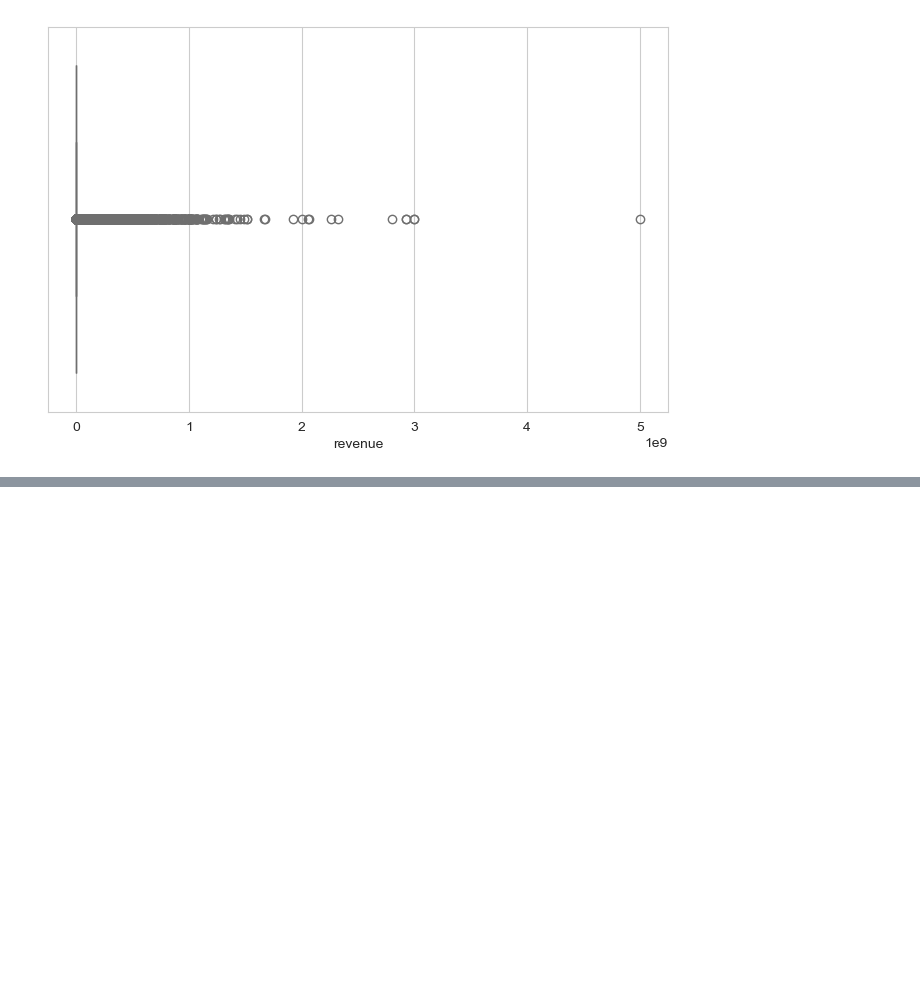
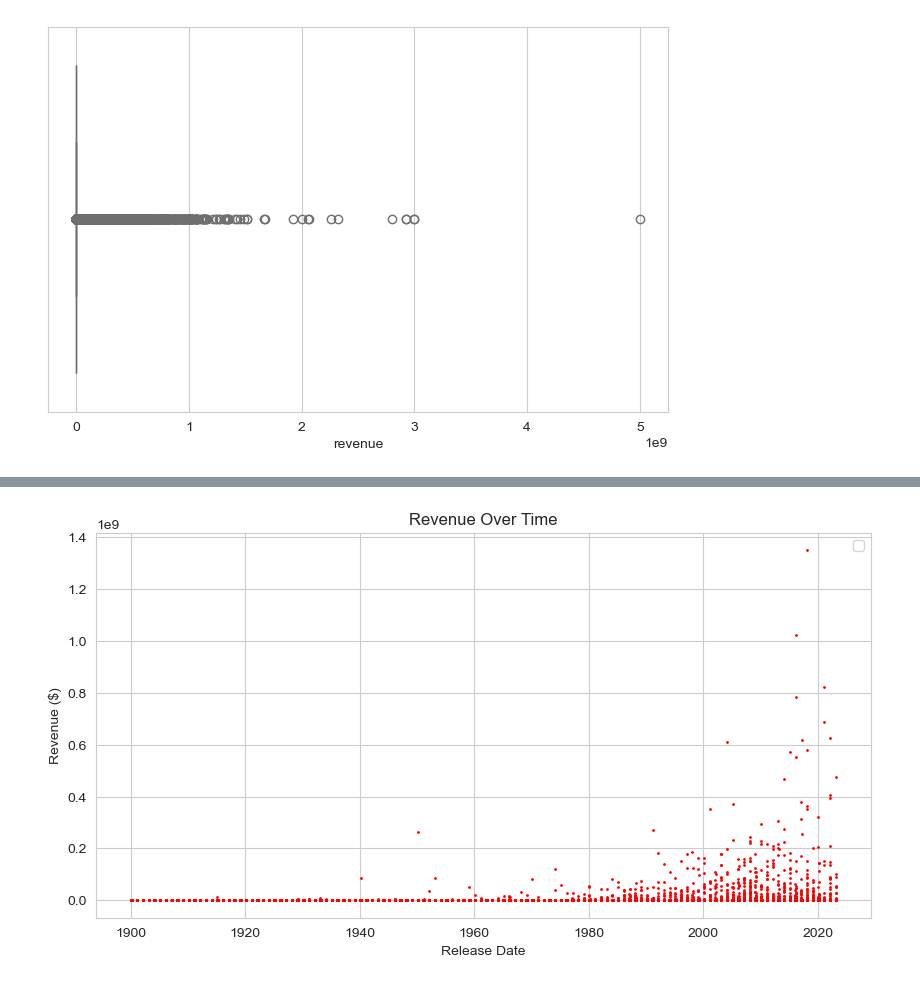
Before and after one commit to RHartung-ND/Data-Science-Project, a Jupyter notebook: Matt-testing-data.ipynb, the cells around one changed output, grey strips where cells are left out. Cells and saved outputs as stored; diff of their text form; code cells hidden in the pictures; blank space fills up the shorter version.

```diff
--- a/Matt-testing-data.ipynb
+++ b/Matt-testing-data.ipynb
@@ -315,0 +364,25 @@ Name: revenue, dtype: float64
+# %%
+cleaned_df = cleaned_df[cleaned_df["release_date"] >= '1900-01-01']
+cleaned_df = cleaned_df[cleaned_df["release_date"] < '2024-01-01']
+# %%
+# revenue over time graph
+
+pd.set_option('display.float_format', '{:.4f}'.format)
+
+plt.figure(figsize=(10,5))  # Set figure size
+
+# marker='o', linestyle='-', color='b', label='Revenue'
+plt.plot(cleaned_df['release_date'], cleaned_df['revenue'], 'ro', ms=1)
+
+# Formatting
+plt.xlabel('Release Date')
+plt.ylabel('Revenue ($)')
+# plt.yscale("log")
+plt.title('Revenue Over Time')
+plt.grid(True)
+plt.legend()
+
+# Show the plot
+plt.show()
+# %% [output]
+[figure, added]
```
Also changed, not shown: parts of 7 cells of this notebook, 1 other file.
